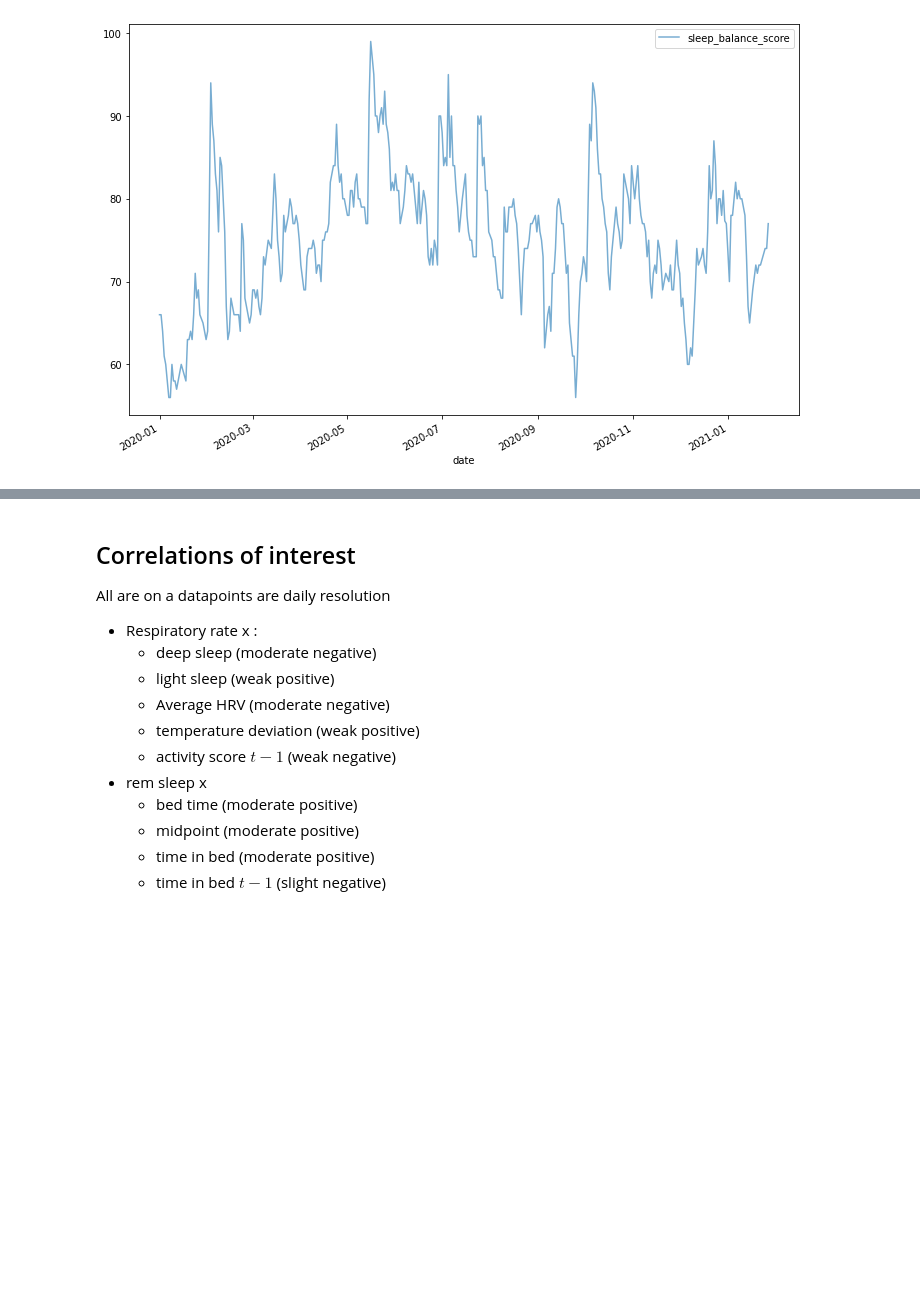
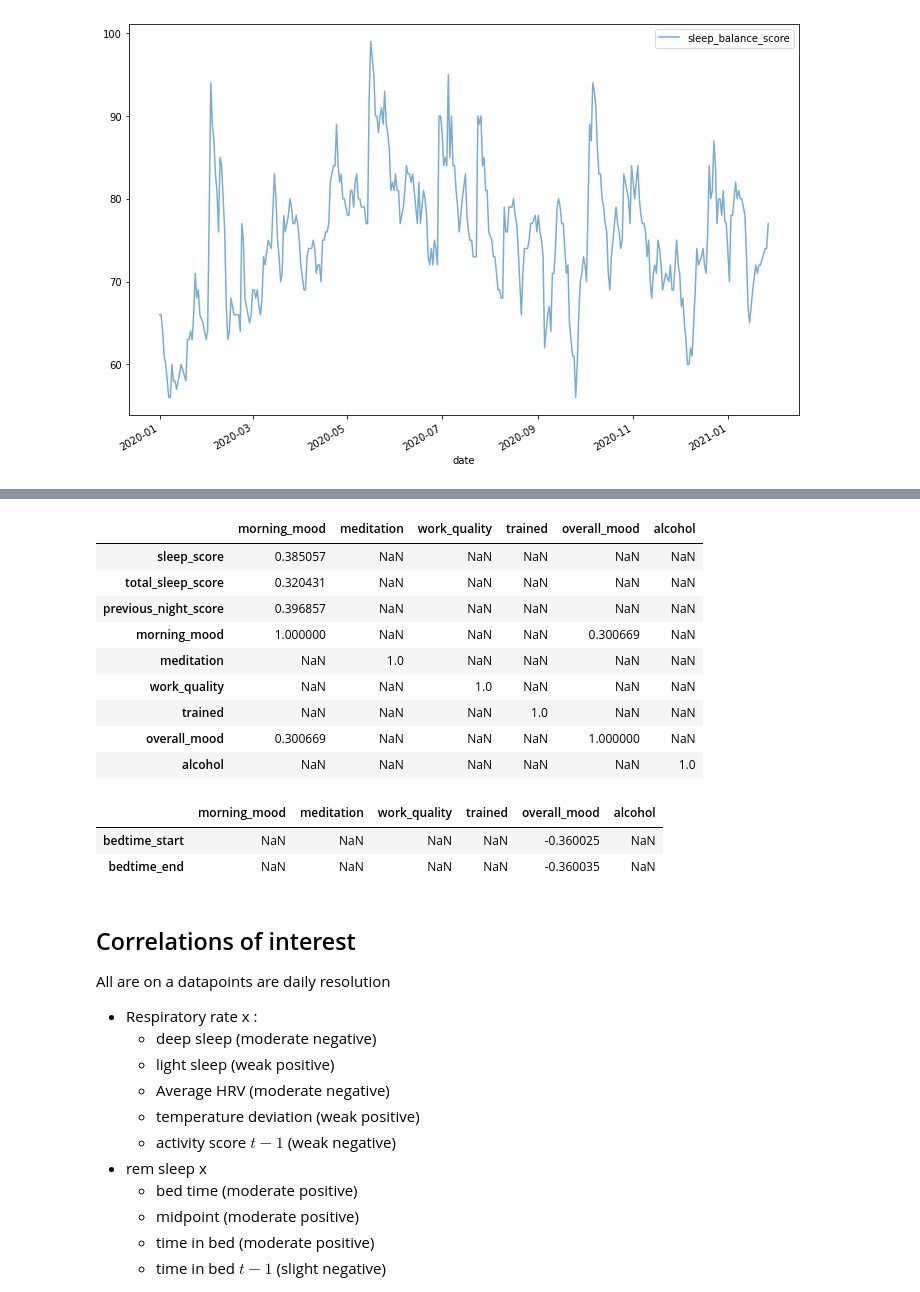
Before and after one commit to jthk1618/coffee-hypothesis, a Jupyter notebook: oura_data_analysis.ipynb, the cells around one changed output, grey strips where cells are left out. Saved outputs shown, nothing was run; the diff lists cells and outputs as text; code cells hidden in the pictures; blank space fills up the shorter version.

Commit message:
add correlations

```diff
--- a/oura_data_analysis.ipynb
+++ b/oura_data_analysis.ipynb
@@ -319,3 +359,33 @@ sns.heatmap(corr, annot=False, mask = mask, cmap=cmap);
+# %%
+# --- Mood correlations with Oura
+
+var = measure.columns[1:] # remove datetime column
+mood = measure[var].astype(float)
+
+check = oura.copy()
+check[var] = mood.values
+
+corr = check.corr()
+measure_corr = corr[var]
+
+neg_corrs = measure_corr.mask(measure_corr > -0.3 , np.nan).dropna(axis=0, how='all')
+pos_corrs = measure_corr.mask(measure_corr < 0.3 , np.nan).dropna(axis=0, how='all')
+display(pos_corrs)
+display(neg_corrs)
+# %% [output]
+|  | morning_mood | meditation | work_quality | trained | overall_mood | alcohol |
+| sleep_score | 0.385057 | NaN | NaN | NaN | NaN | NaN |
+| total_sleep_score | 0.320431 | NaN | NaN | NaN | NaN | NaN |
+| previous_night_score | 0.396857 | NaN | NaN | NaN | NaN | NaN |
+| morning_mood | 1.000000 | NaN | NaN | NaN | 0.300669 | NaN |
+| meditation | NaN | 1.0 | NaN | NaN | NaN | NaN |
+| work_quality | NaN | NaN | 1.0 | NaN | NaN | NaN |
+| trained | NaN | NaN | NaN | 1.0 | NaN | NaN |
+| overall_mood | 0.300669 | NaN | NaN | NaN | 1.000000 | NaN |
+| alcohol | NaN | NaN | NaN | NaN | NaN | 1.0 |
+|  | morning_mood | meditation | work_quality | trained | overall_mood | alcohol |
+| bedtime_start | NaN | NaN | NaN | NaN | -0.360025 | NaN |
+| bedtime_end | NaN | NaN | NaN | NaN | -0.360035 | NaN |
 # %% [markdown]
 ## Correlations of interest
 
```
Also changed, not shown: parts of 18 cells of this notebook, 1 other file.
